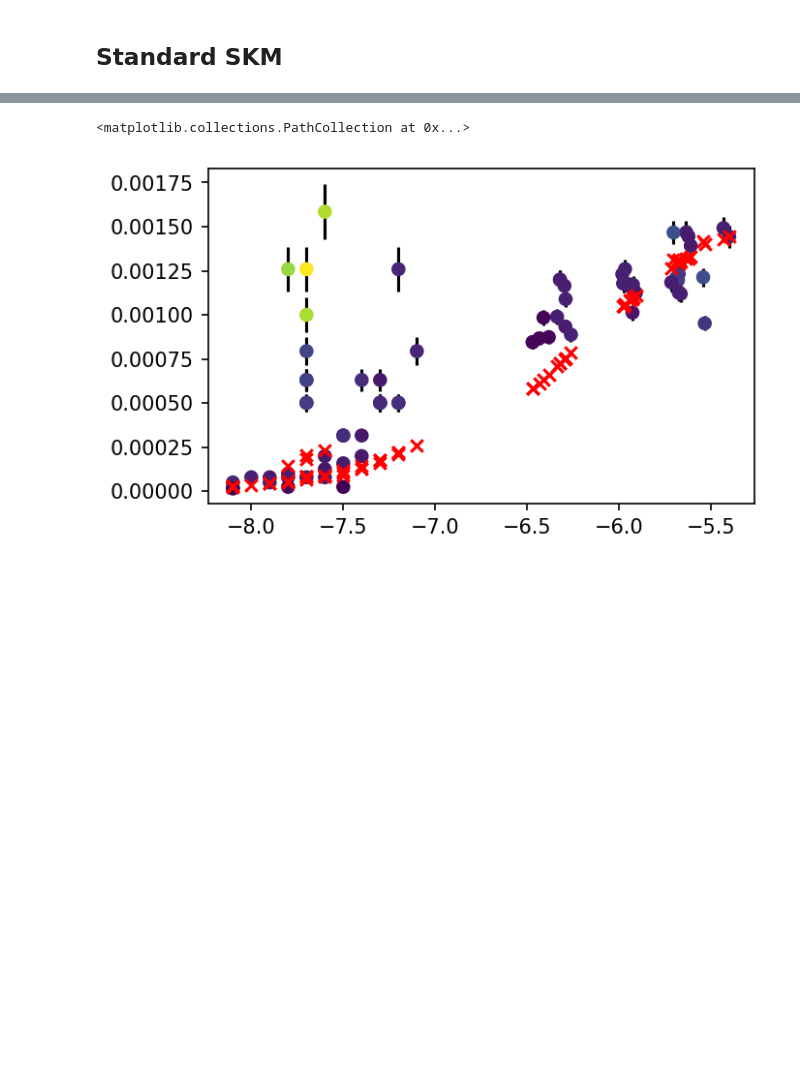
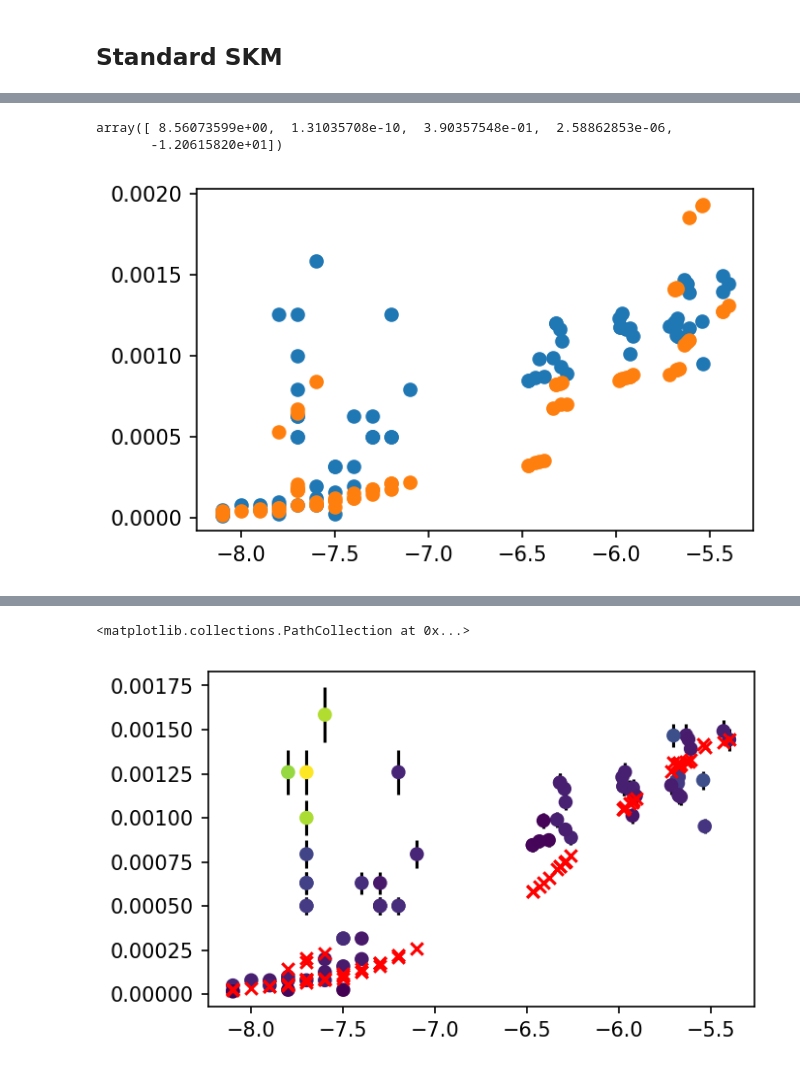
Before and after one commit to oscarbranson/supplementary, a Jupyter notebook: supplements/inorg_Li/03_Analysis.ipynb, the cells around one changed output, grey strips where cells are left out. Drawn from its saved outputs; the diff is of its cells as text; code cells hidden in the pictures; blank space fills up the shorter version.

```diff
--- a/supplements/inorg_Li/03_Analysis.ipynb
+++ b/supplements/inorg_Li/03_Analysis.ipynb
@@ -317,3 +331,40 @@ Modify two SKM versions:
+# %%
+def SKM_twophase(X, Kf1, Keq1, Kf2, Keq2, logRb):
+    Rp, X1, X2 = X
+    D1 = SKM(Rp, Kf1, Keq1, 10**logRb)
+    D2 = SKM(Rp, Kf2, Keq2, 10**logRb)
+
+    R1 = D1 * X1
+    R2 = D2 * X2
+
+    R = R1 + R2
+
+    # return R
+
+    D = R / X1
+
+    return D
+# %%
+X1 = m_Li / m_Ca
+X2 = LiHCO3 / m_Ca
+
+X = Rp, X1, X2
+
+p0 = 1e-2, 4e-3, 1e-3, 1e-5, -9
+
+p, cov = curve_fit(SKM_twophase, X, DLi, p0=p0, sigma=DLi_err, maxfev=10000, bounds=([0, 0, 0, 0, -np.inf], [np.inf, np.inf, np.inf, np.inf, np.inf]))
+pred = SKM_twophase(X, *p)
+
+# pred = SKM_twophase(X, *p0)
+
+plt.scatter(logRp, DLi)
+plt.scatter(logRp, pred)
+
+p
+# %% [output]
+array([ 8.56073599e+00,  1.31035708e-10,  3.90357548e-01,  2.58862853e-06,
+       -1.20615820e+01])
+[figure, added]
 # %%
 def SKM_linfn(Rp, xvar, Kf, Keq, logRb, m):
     return SKM(Rp, Kf, Keq, 10**logRb) * (1 + xvar * m)
```
Also changed, not shown: parts of 12 cells of this notebook.
